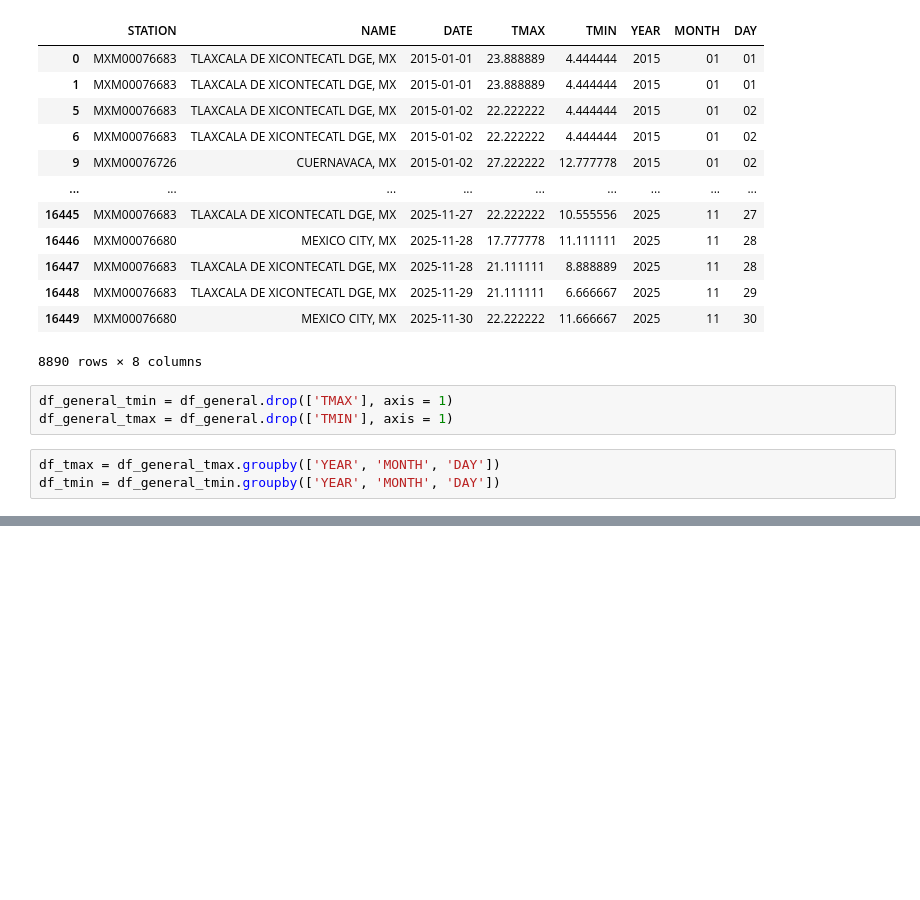
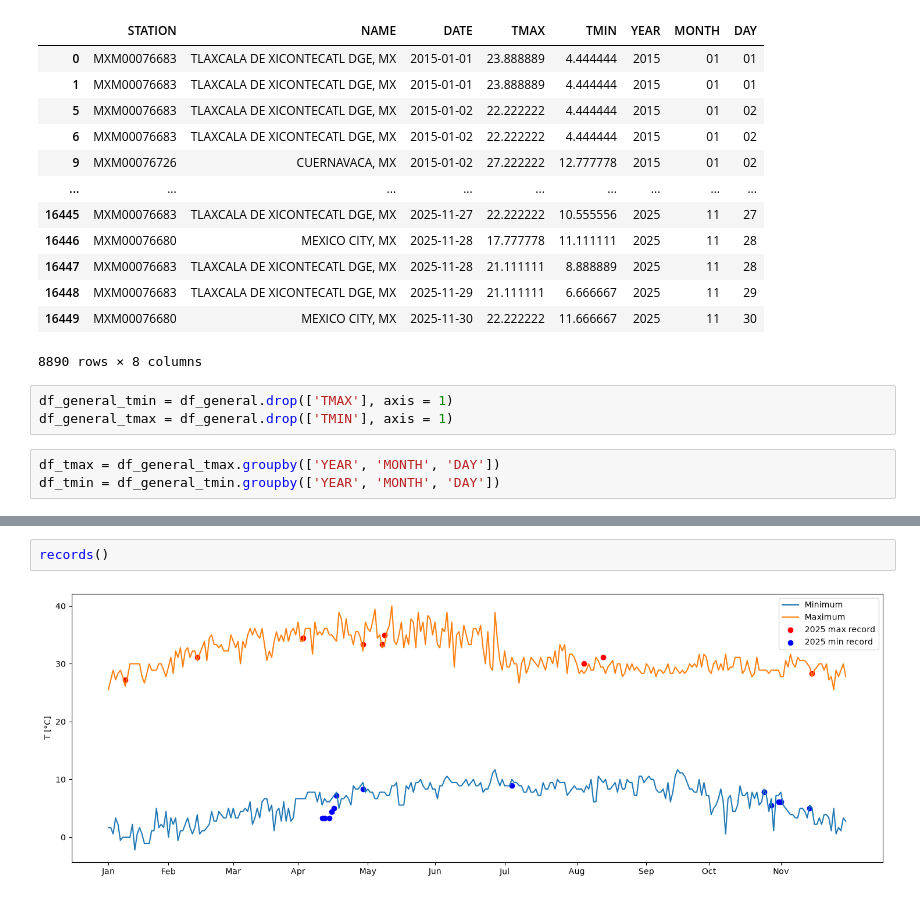
Before and after one commit to Alexisphysics2811/ComputationalPhys, a Jupyter notebook: deliverables/20260910_P1/20260910_p1.ipynb, the cells around one changed output, grey strips where cells are left out. Saved outputs shown, nothing was run; the diff lists cells and outputs as text; blank space fills up the shorter version.

```diff
--- a/deliverables/20260910_P1/20260910_p1.ipynb
+++ b/deliverables/20260910_P1/20260910_p1.ipynb
@@ -118,0 +175,4 @@ yearly_avg()
+# %%
+records()
+# %% [output]
+[figure, added]
```
Also changed, not shown: parts of 6 cells of this notebook.
